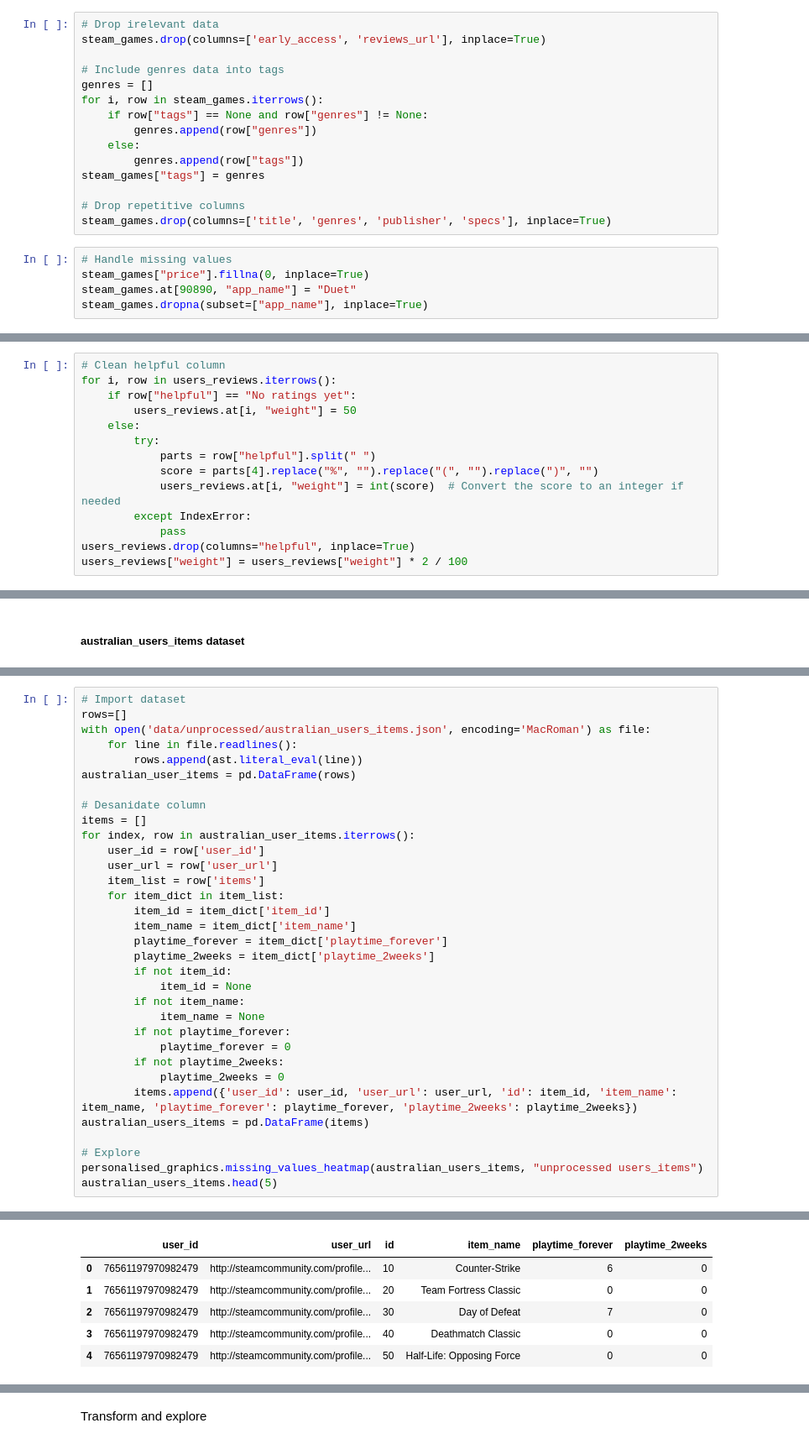
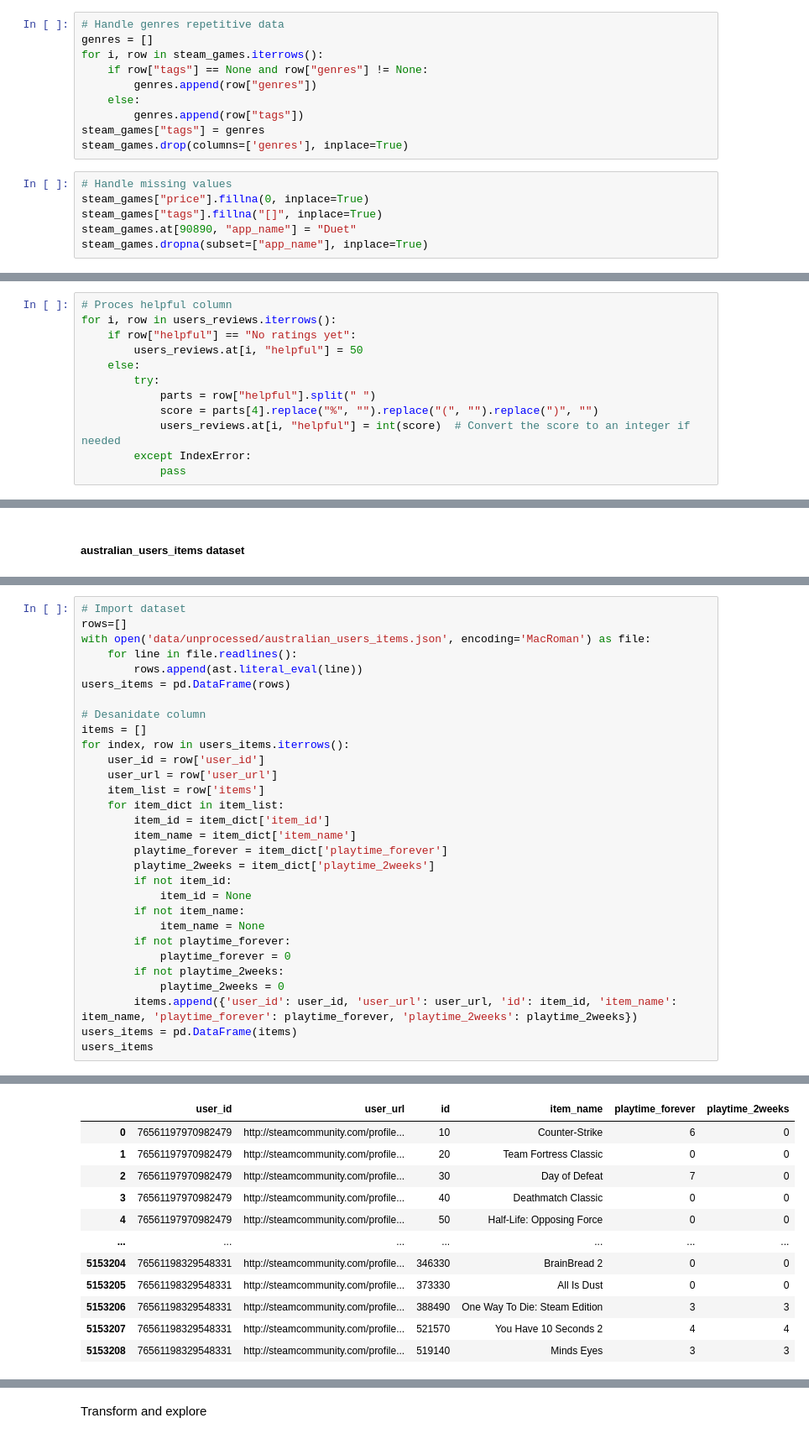
Before and after one commit to JullierJoaquin/game_rec_system, a Jupyter notebook: 01_ETL.ipynb, the cells around one changed output, grey strips where cells are left out. Shown at 84% size. Cells and saved outputs as stored; diff of their text form.

```diff
--- a/01_ETL.ipynb
+++ b/01_ETL.ipynb
@@ -35,10 +46,7 @@ personalised_graphics.missing_values_heatmap(steam_games, "unprocessed steam_gam
 # %% [markdown]
 Transform
 # %%
-# Drop irelevant data
-steam_games.drop(columns=['early_access', 'reviews_url'], inplace=True)
-
-# Include genres data into tags
+# Handle genres repetitive data
 genres = []
 for i, row in steam_games.iterrows():
     if row["tags"] == None and row["genres"] != None:
@@ -46,12 +54,11 @@ for i, row in steam_games.iterrows():
     else:
         genres.append(row["tags"])
 steam_games["tags"] = genres
-
-# Drop repetitive columns
-steam_games.drop(columns=['title', 'genres', 'publisher', 'specs'], inplace=True)
+steam_games.drop(columns=['genres'], inplace=True)
 # %%
 # Handle missing values
 steam_games["price"].fillna(0, inplace=True)
+steam_games["tags"].fillna("[]", inplace=True)
 steam_games.at[90890, "app_name"] = "Duet"
 steam_games.dropna(subset=["app_name"], inplace=True)
 # %%
@@ -209,14 +207,12 @@ users_reviews.head(5)
 # %%
-# Clean helpful column
+# Proces helpful column
 for i, row in users_reviews.iterrows():
     if row["helpful"] == "No ratings yet":
-        users_reviews.at[i, "weight"] = 50
+        users_reviews.at[i, "helpful"] = 50
     else:
         try:
             parts = row["helpful"].split(" ")
             score = parts[4].replace("%", "").replace("(", "").replace(")", "")
-            users_reviews.at[i, "weight"] = int(score)  # Convert the score to an integer if needed
+            users_reviews.at[i, "helpful"] = int(score)  # Convert the score to an integer if needed
         except IndexError:
             pass
-users_reviews.drop(columns="helpful", inplace=True)
-users_reviews["weight"] = users_reviews["weight"] * 2 / 100
@@ -230,11 +248,11 @@ rows=[]
 with open('data/unprocessed/australian_users_items.json', encoding='MacRoman') as file:
     for line in file.readlines():
         rows.append(ast.literal_eval(line))
-australian_user_items = pd.DataFrame(rows)
+users_items = pd.DataFrame(rows)
 
 # Desanidate column
 items = []
-for index, row in australian_user_items.iterrows():
+for index, row in users_items.iterrows():
     user_id = row['user_id']
     user_url = row['user_url']
     item_list = row['items']
@@ -252,9 +270,6 @@ for index, row in australian_user_items.iterrows():
         if not playtime_2weeks:
             playtime_2weeks = 0
         items.append({'user_id': user_id, 'user_url': user_url, 'id': item_id, 'item_name': item_name, 'playtime_forever': playtime_forever, 'playtime_2weeks': playtime_2weeks})
-australian_users_items = pd.DataFrame(items)
-
-# Explore
-personalised_graphics.missing_values_heatmap(australian_users_items, "unprocessed users_items")
-australian_users_items.head(5)
+users_items = pd.DataFrame(items)
+users_items
 # %% [output]
@@ -262,6 +276,12 @@ australian_users_items.head(5)
 |  | user_id | user_url | id | item_name | playtime_forever | playtime_2weeks |
 | 0 | 76561197970982479 | http://steamcommunity.com/profile... | 10 | Counter-Strike | 6 | 0 |
 | 1 | 76561197970982479 | http://steamcommunity.com/profile... | 20 | Team Fortress Classic | 0 | 0 |
 | 2 | 76561197970982479 | http://steamcommunity.com/profile... | 30 | Day of Defeat | 7 | 0 |
 | 3 | 76561197970982479 | http://steamcommunity.com/profile... | 40 | Deathmatch Classic | 0 | 0 |
 | 4 | 76561197970982479 | http://steamcommunity.com/profile... | 50 | Half-Life: Opposing Force | 0 | 0 |
+| ... | ... | ... | ... | ... | ... | ... |
+| 5153204 | 76561198329548331 | http://steamcommunity.com/profile... | 346330 | BrainBread 2 | 0 | 0 |
+| 5153205 | 76561198329548331 | http://steamcommunity.com/profile... | 373330 | All Is Dust | 0 | 0 |
+| 5153206 | 76561198329548331 | http://steamcommunity.com/profile... | 388490 | One Way To Die: Steam Edition | 3 | 3 |
+| 5153207 | 76561198329548331 | http://steamcommunity.com/profile... | 521570 | You Have 10 Seconds 2 | 4 | 4 |
+| 5153208 | 76561198329548331 | http://steamcommunity.com/profile... | 519140 | Minds Eyes | 3 | 3 |
```
Also changed, not shown: parts of 28 cells of this notebook, 3 other files.
